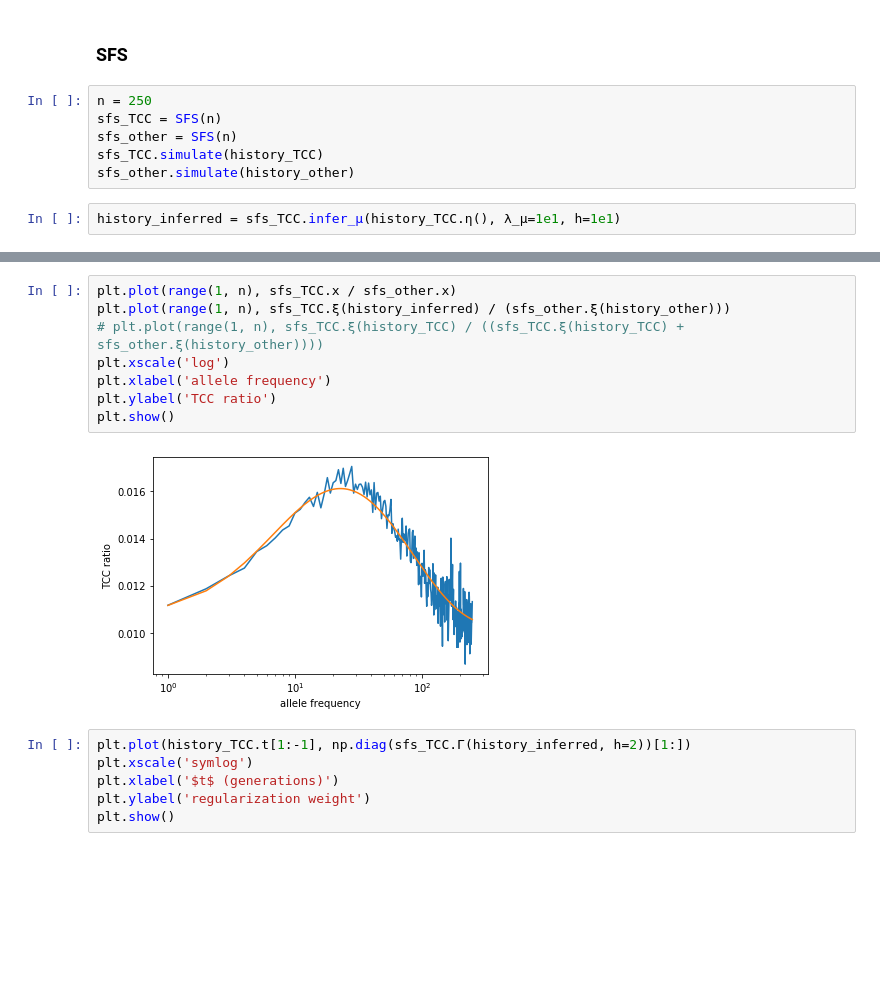
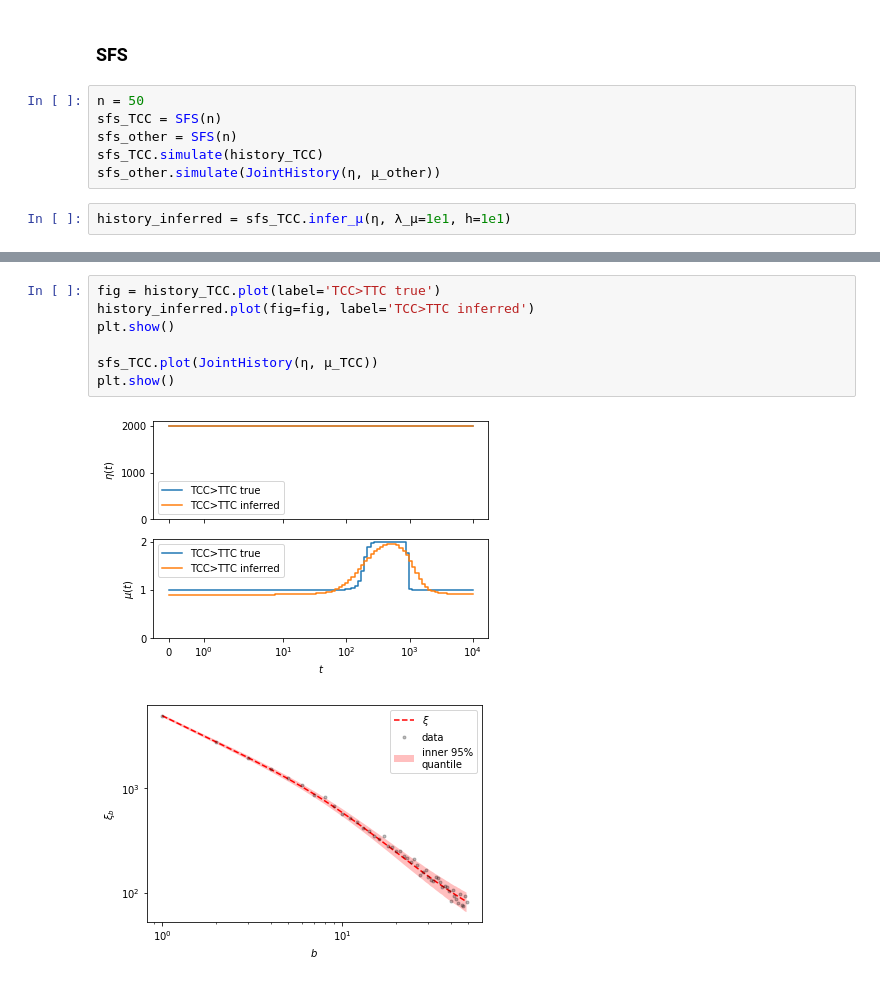
Before and after one commit to harrispopgen/mushi, a Jupyter notebook: test.ipynb, the cells around one changed output, grey strips where cells are left out. Drawn from its saved outputs; the diff is of its cells as text; blank space fills up the shorter version.

```diff
--- a/test.ipynb
+++ b/test.ipynb
@@ -38,10 +53,10 @@ plt.show()
 # %% [markdown]
 ### SFS
 # %%
-n = 250
+n = 50
 sfs_TCC = SFS(n)
 sfs_other = SFS(n)
 sfs_TCC.simulate(history_TCC)
-sfs_other.simulate(history_other)
+sfs_other.simulate(JointHistory(η, μ_other))
 # %%
-history_inferred = sfs_TCC.infer_μ(history_TCC.η(), λ_μ=1e1, h=1e1)
+history_inferred = sfs_TCC.infer_μ(η, λ_μ=1e1, h=1e1)
@@ -68,16 +63,10 @@ plt.show()
-# %%
-plt.plot(range(1, n), sfs_TCC.x / sfs_other.x)
-plt.plot(range(1, n), sfs_TCC.ξ(history_inferred) / (sfs_other.ξ(history_other)))
-# plt.plot(range(1, n), sfs_TCC.ξ(history_TCC) / ((sfs_TCC.ξ(history_TCC) + sfs_other.ξ(history_other))))
-plt.xscale('log')
-plt.xlabel('allele frequency')
-plt.ylabel('TCC ratio')
-plt.show()
-# %% [output]
-[figure, removed]
-# %%
-plt.plot(history_TCC.t[1:-1], np.diag(sfs_TCC.Γ(history_inferred, h=2))[1:])
-plt.xscale('symlog')
-plt.xlabel('$t$ (generations)')
-plt.ylabel('regularization weight')
-plt.show()
+# %%
+fig = history_TCC.plot(label='TCC>TTC true')
+history_inferred.plot(fig=fig, label='TCC>TTC inferred')
+plt.show()
+
+sfs_TCC.plot(JointHistory(η, μ_TCC))
+plt.show()
+# %% [output]
+[figure, added]
+[figure, added]
```
Also changed, not shown: parts of 4 cells of this notebook, 2 other files.
